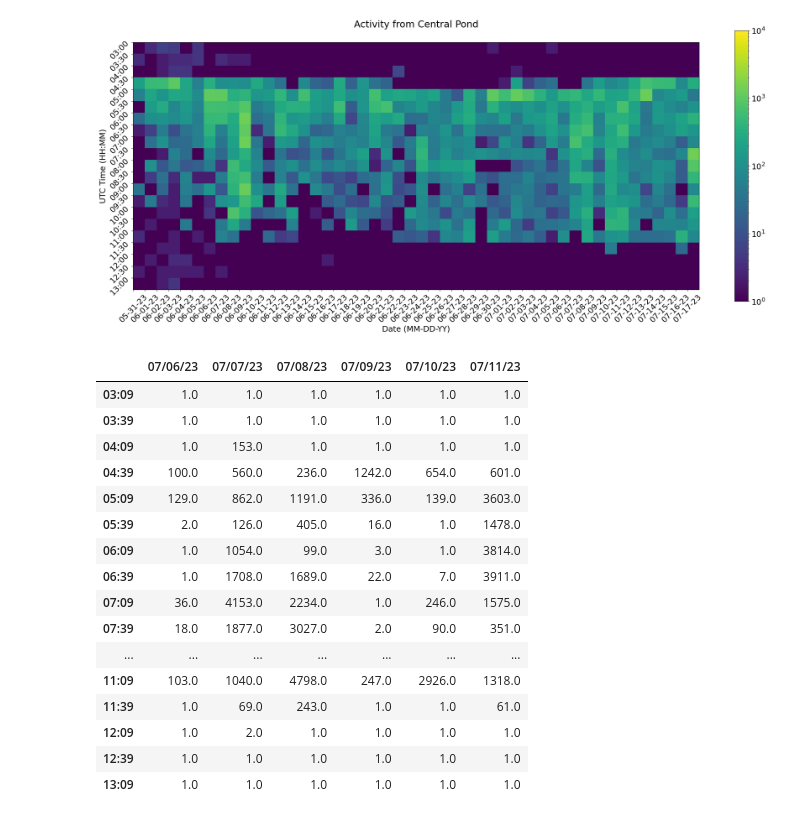
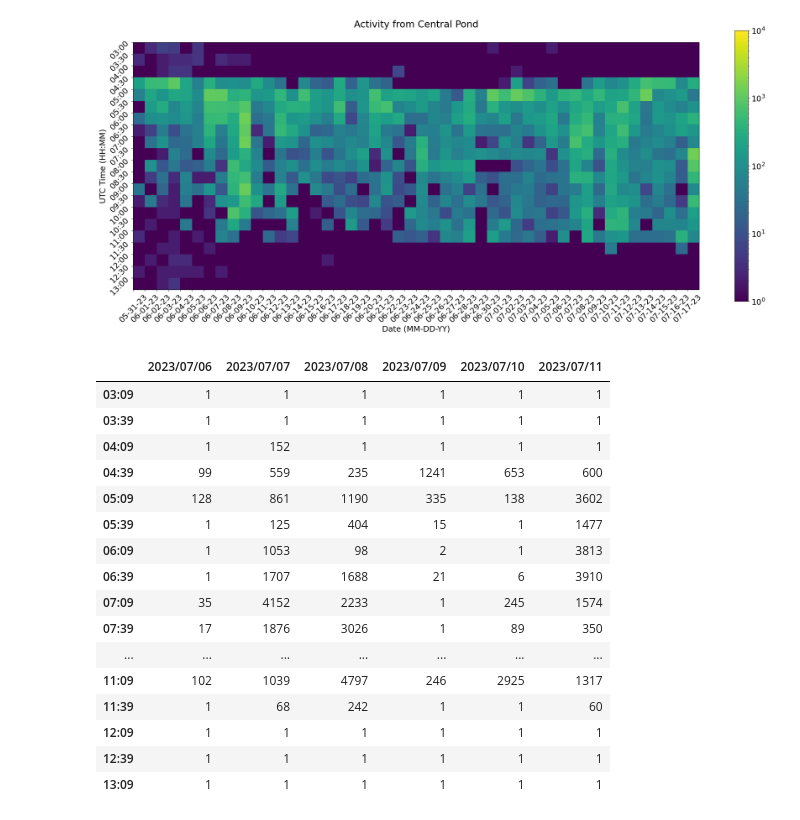
Before and after one commit to uw-echospace/bat-detector-msds, a Jupyter notebook: notebooks/test_batdetect2_pipeline.ipynb, the cells around one changed output. Drawn from its saved outputs; the diff is of its cells as text; code cells hidden in the pictures.

Commit message:
refined dataframe saving

```diff
--- a/notebooks/test_batdetect2_pipeline.ipynb
+++ b/notebooks/test_batdetect2_pipeline.ipynb
@@ -385,23 +400,23 @@ plot_cumulative_activity(activity_df, site, resample_tag)
 # %% [output]
 [figure]
 # %%
-df = pd.read_csv('../output_dir/recover-20230711/Telephone Field/test__recover-20230711_UBNA_011.csv', index_col=0)
+df = pd.read_csv('../output_dir/recover-20230711/Telephone Field/activity_plot__recover-20230711_UBNA_011.csv', index_col=0)
 df
 # %% [output]
-|  | 07/06/23 | 07/07/23 | 07/08/23 | 07/09/23 | 07/10/23 | 07/11/23 |
-| 03:09 | 1.0 | 1.0 | 1.0 | 1.0 | 1.0 | 1.0 |
-| 03:39 | 1.0 | 1.0 | 1.0 | 1.0 | 1.0 | 1.0 |
-| 04:09 | 1.0 | 153.0 | 1.0 | 1.0 | 1.0 | 1.0 |
-| 04:39 | 100.0 | 560.0 | 236.0 | 1242.0 | 654.0 | 601.0 |
-| 05:09 | 129.0 | 862.0 | 1191.0 | 336.0 | 139.0 | 3603.0 |
-| 05:39 | 2.0 | 126.0 | 405.0 | 16.0 | 1.0 | 1478.0 |
-| 06:09 | 1.0 | 1054.0 | 99.0 | 3.0 | 1.0 | 3814.0 |
-| 06:39 | 1.0 | 1708.0 | 1689.0 | 22.0 | 7.0 | 3911.0 |
-| 07:09 | 36.0 | 4153.0 | 2234.0 | 1.0 | 246.0 | 1575.0 |
-| 07:39 | 18.0 | 1877.0 | 3027.0 | 2.0 | 90.0 | 351.0 |
+|  | 2023/07/06 | 2023/07/07 | 2023/07/08 | 2023/07/09 | 2023/07/10 | 2023/07/11 |
+| 03:09 | 1 | 1 | 1 | 1 | 1 | 1 |
+| 03:39 | 1 | 1 | 1 | 1 | 1 | 1 |
+| 04:09 | 1 | 152 | 1 | 1 | 1 | 1 |
+| 04:39 | 99 | 559 | 235 | 1241 | 653 | 600 |
+| 05:09 | 128 | 861 | 1190 | 335 | 138 | 3602 |
+| 05:39 | 1 | 125 | 404 | 15 | 1 | 1477 |
+| 06:09 | 1 | 1053 | 98 | 2 | 1 | 3813 |
+| 06:39 | 1 | 1707 | 1688 | 21 | 6 | 3910 |
+| 07:09 | 35 | 4152 | 2233 | 1 | 245 | 1574 |
+| 07:39 | 17 | 1876 | 3026 | 1 | 89 | 350 |
 | ... | ... | ... | ... | ... | ... | ... |
-| 11:09 | 103.0 | 1040.0 | 4798.0 | 247.0 | 2926.0 | 1318.0 |
-| 11:39 | 1.0 | 69.0 | 243.0 | 1.0 | 1.0 | 61.0 |
-| 12:09 | 1.0 | 2.0 | 1.0 | 1.0 | 1.0 | 1.0 |
-| 12:39 | 1.0 | 1.0 | 1.0 | 1.0 | 1.0 | 1.0 |
-| 13:09 | 1.0 | 1.0 | 1.0 | 1.0 | 1.0 | 1.0 |
+| 11:09 | 102 | 1039 | 4797 | 246 | 2925 | 1317 |
+| 11:39 | 1 | 68 | 242 | 1 | 1 | 60 |
+| 12:09 | 1 | 1 | 1 | 1 | 1 | 1 |
+| 12:39 | 1 | 1 | 1 | 1 | 1 | 1 |
+| 13:09 | 1 | 1 | 1 | 1 | 1 | 1 |
```
Also changed, not shown: parts of 5 cells of this notebook, 4 other files.
